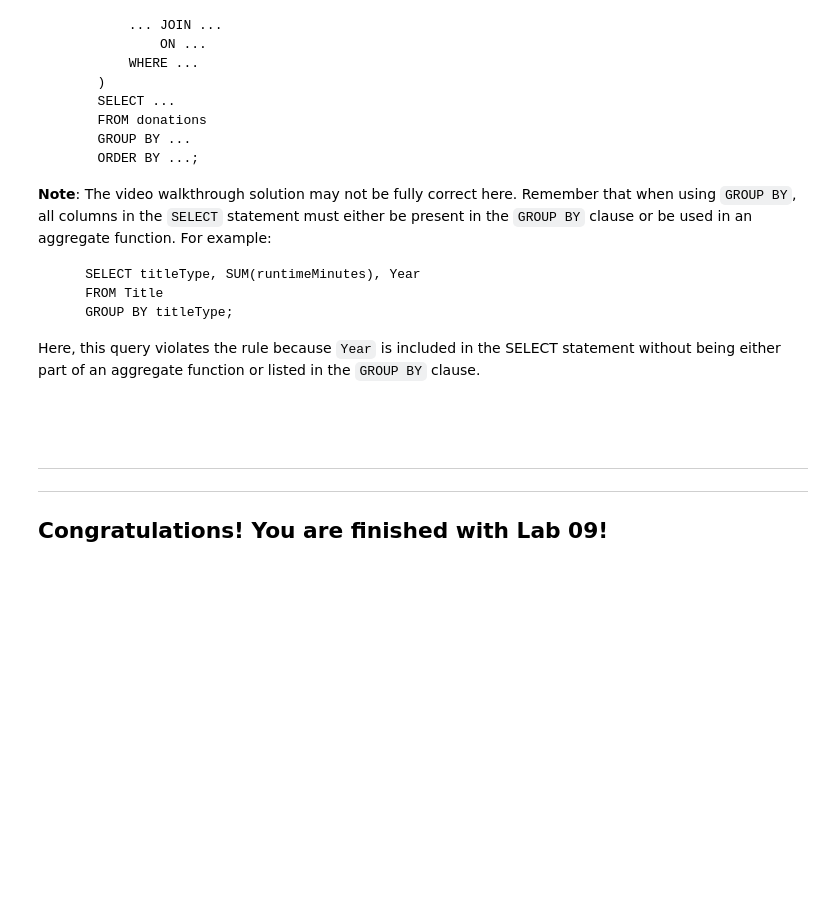
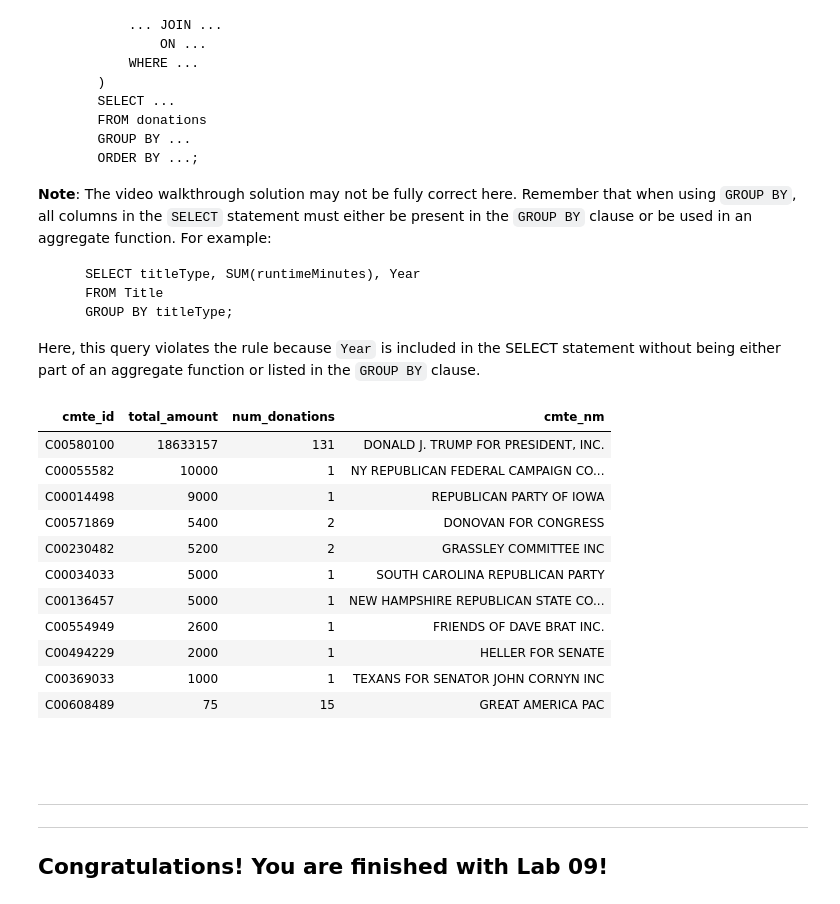
Before and after one commit to zaddle55/sp26-ds100-material, a Jupyter notebook: lab/lab09/lab09.ipynb, the cells around one changed output. Drawn from its saved outputs; the diff is of its cells as text; code cells hidden in the pictures; blank space fills up the shorter version.

```diff
--- a/lab/lab09/lab09.ipynb
+++ b/lab/lab09/lab09.ipynb
@@ -582,7 +798,30 @@ Your output should look similar to the following:
 Here, this query violates the rule because `Year` is included in the SELECT statement without being either part of an aggregate function or listed in the `GROUP BY` clause.
 # %%
 %%sql fec_engine --save query_q6
-...
+WITH sum_indiv_smp AS (
+    SELECT cmte_id, name, SUM(transaction_amt) total_amount, COUNT(*) num_donations
+    FROM indiv_sample_nyc
+    GROUP BY cmte_id, name
+    HAVING name LIKE '%TRUMP%' AND name LIKE '%DONALD%'
+)
+SELECT s.cmte_id, total_amount, num_donations, cmte_nm
+FROM sum_indiv_smp s
+JOIN comm c
+ON s.cmte_id = c.cmte_id
+ORDER BY total_amount DESC;
+# %% [output]
+| cmte_id | total_amount | num_donations | cmte_nm |
+| C00580100 | 18633157 | 131 | DONALD J. TRUMP FOR PRESIDENT, INC. |
+| C00055582 | 10000 | 1 | NY REPUBLICAN FEDERAL CAMPAIGN CO... |
+| C00014498 | 9000 | 1 | REPUBLICAN PARTY OF IOWA |
+| C00571869 | 5400 | 2 | DONOVAN FOR CONGRESS |
+| C00230482 | 5200 | 2 | GRASSLEY COMMITTEE INC |
+| C00034033 | 5000 | 1 | SOUTH CAROLINA REPUBLICAN PARTY |
+| C00136457 | 5000 | 1 | NEW HAMPSHIRE REPUBLICAN STATE CO... |
+| C00554949 | 2600 | 1 | FRIENDS OF DAVE BRAT INC. |
+| C00494229 | 2000 | 1 | HELLER FOR SENATE |
+| C00369033 | 1000 | 1 | TEXANS FOR SENATOR JOHN CORNYN INC |
+| C00608489 | 75 | 15 | GREAT AMERICA PAC |
 # %%
 # Run this cell for grading purposes.
 # No further action is required.
```
Also changed, not shown: parts of 29 cells of this notebook.
